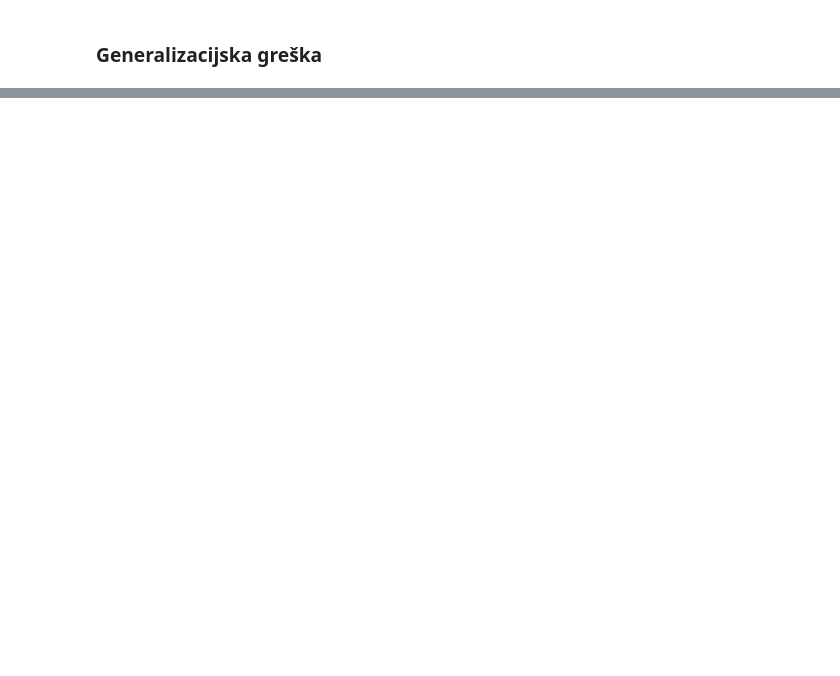
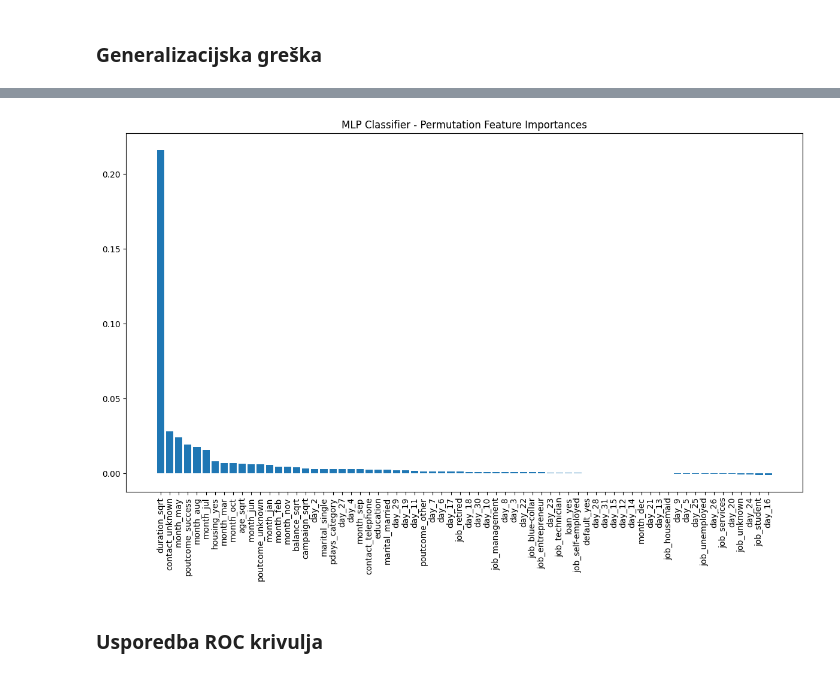
Before and after one commit to dsabljic/Bank-Marketing, a Jupyter notebook: BankMarketing.ipynb, the cells around one changed output, grey strips where cells are left out. Saved outputs shown, nothing was run; the diff lists cells and outputs as text; code cells hidden in the pictures; blank space fills up the shorter version.

```diff
--- a/BankMarketing.ipynb
+++ b/BankMarketing.ipynb
@@ -868,0 +891,7 @@ ROC AUC Score: 0.8531425880111317
+# %%
+mlp_importances = permutation_importance(best_mlp, X_test_final_sqrt_combo, y_test_sqrt_combo, n_repeats=10, random_state=42, n_jobs=-1)
+plot_feature_importance(mlp_importances.importances_mean, X_train_final_sqrt_combo.columns, "MLP Classifier - Permutation Feature Importances")
+# %% [output]
+[figure, added]
+# %% [markdown]
+### Usporedba ROC krivulja
```
Also changed, not shown: parts of 24 cells of this notebook.
